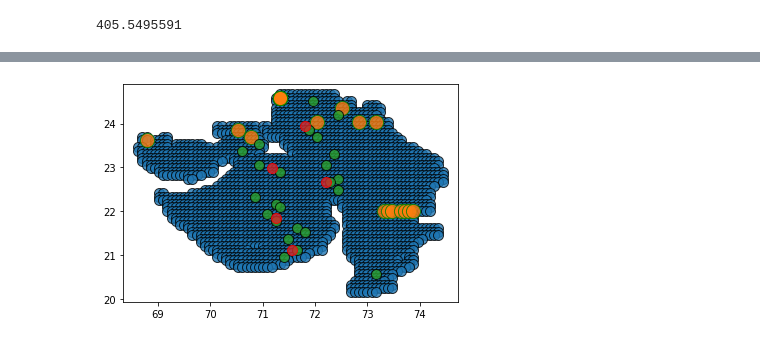
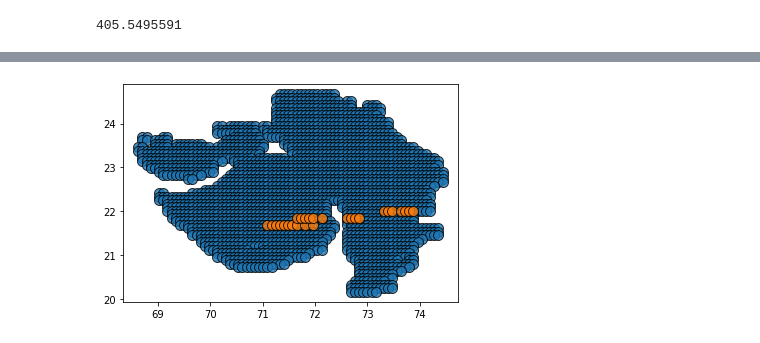
Before and after one commit to ishaan9006/agricultural-waste-utilization, a Jupyter notebook: run.ipynb, the cells around one changed output, grey strips where cells are left out. Cells and saved outputs as stored; diff of their text form; code cells hidden in the pictures.

Commit message:
Removed duplicate sites from the list!

```diff
--- a/run.ipynb
+++ b/run.ipynb
@@ -169,7 +169,12 @@ class Myoptimizer:
 #             print("Min cost for area {} is {}".format(ind, min_cost))
             overall_cost += min_cost
             locations.append(best_loc)
-        return locations, overall_cost, sites_left
+        _sites = []
+        for i in sites_left:
+            for j in i:
+                _sites.append(j[1])
+        _sites = list(set(_sites))
+        return locations, overall_cost, _sites
 
     def getOptimalResults(self, const1, function1, show_map=False):
         optimal_results = {}
@@ -306,10 +301,10 @@ Name: Longitude, dtype: float64
+# %%
+lat_coorindates_left, lon_coorindates_left = opt.extract_coorindates(sites_left)
 # %%
 lat = db['Latitude']
 lon = db['Longitude']
 plt.scatter(lon, lat, s=100, edgecolor='k', alpha=0.8)
-plt.scatter(res_lon, res_lat, s=200, edgecolor='g', alpha=0.8)
-plt.scatter(coordinates[0][1], coordinates[0][0], s=100, edgecolor='k', alpha=0.8)
-plt.scatter(ref_coordinates[0][1], ref_coordinates[0][0], s=100, edgecolor='r', alpha=0.8)
+plt.scatter(lon_coorindates_left, lat_coorindates_left, s=100, edgecolor='k', alpha=0.8)
 plt.show()
 # %% [output]
-[figure, old version]
+[figure, new version]
```
Also changed, not shown: parts of 4 cells of this notebook.
